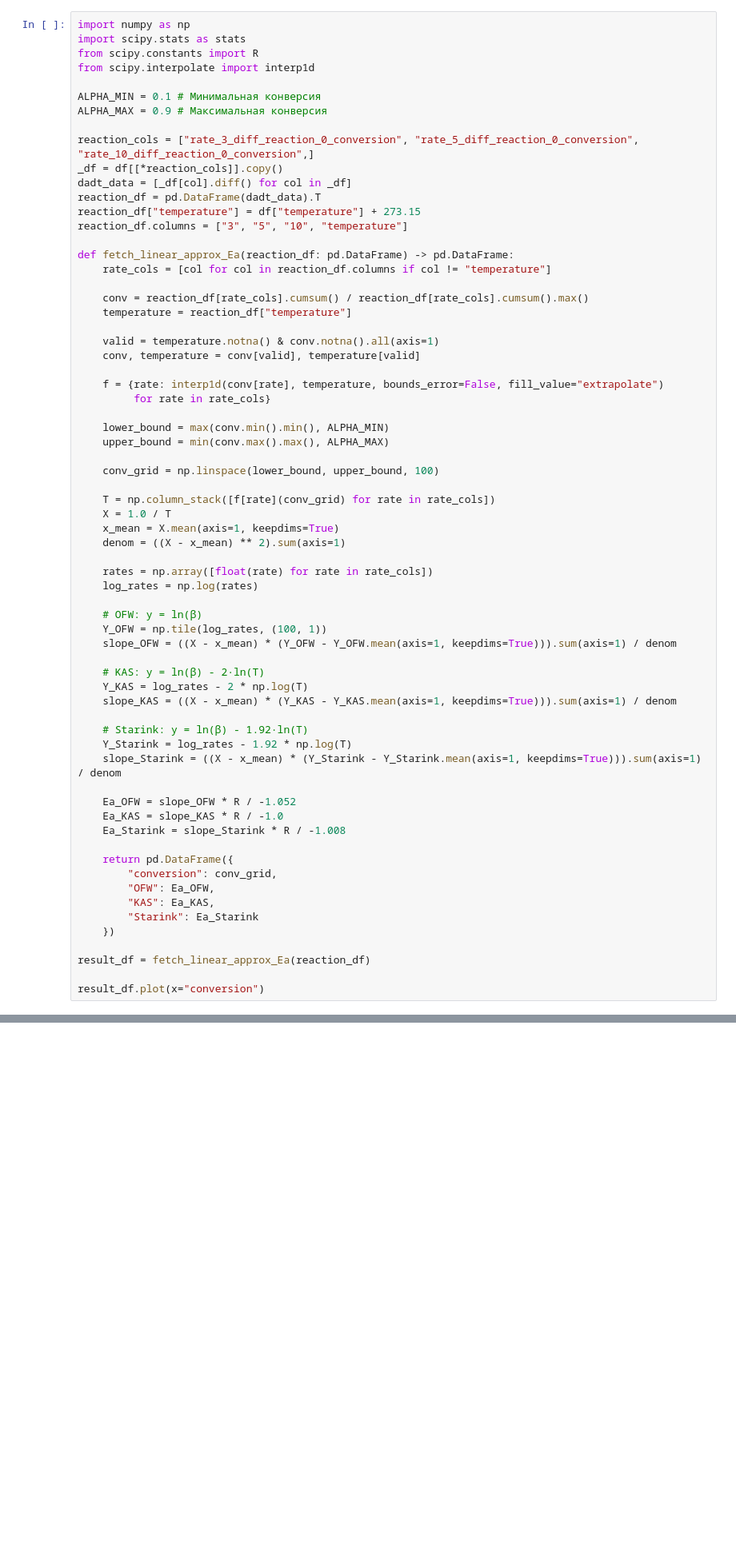
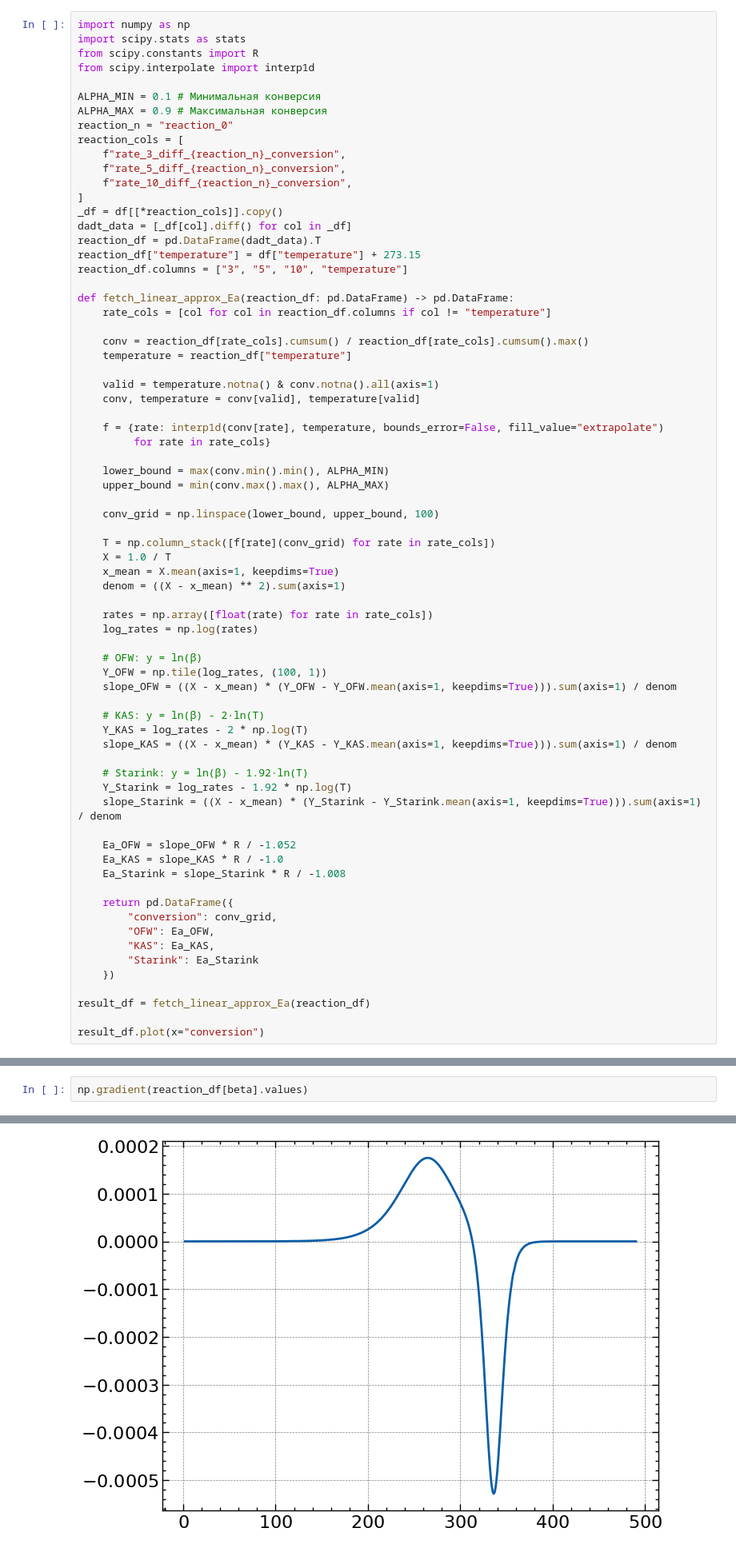
Before and after one commit to kdavjd/Open_ThermoKinetics, a Jupyter notebook: docs/ru/2_model_free.ipynb, the cells around one changed output, grey strips where cells are left out. Shown at 80% size. Cells and saved outputs as stored; diff of their text form; blank space fills up the shorter version.

Commit message:
master plots calculation added

```diff
--- a/docs/ru/2_model_free.ipynb
+++ b/docs/ru/2_model_free.ipynb
@@ -39,8 +39,12 @@ from scipy.interpolate import interp1d
 
 ALPHA_MIN = 0.1 # Минимальная конверсия
 ALPHA_MAX = 0.9 # Максимальная конверсия
-
-reaction_cols = ["rate_3_diff_reaction_0_conversion", "rate_5_diff_reaction_0_conversion", "rate_10_diff_reaction_0_conversion",]
+reaction_n = "reaction_0"
+reaction_cols = [
+    f"rate_3_diff_{reaction_n}_conversion",
+    f"rate_5_diff_{reaction_n}_conversion",
+    f"rate_10_diff_{reaction_n}_conversion",
+]
 _df = df[[*reaction_cols]].copy()
 dadt_data = [_df[col].diff() for col in _df]
 reaction_df = pd.DataFrame(dadt_data).T
@@ -399,0 +512,3 @@ plot_z(a, NUC_MODELS_TABLE)
+# %%
+np.gradient(reaction_df[beta].values)
+# %% [output]
@@ -399,0 +516 @@ plot_z(a, NUC_MODELS_TABLE)
+[figure, added]
```
Also changed, not shown: parts of 4 cells of this notebook, 4 other files.
